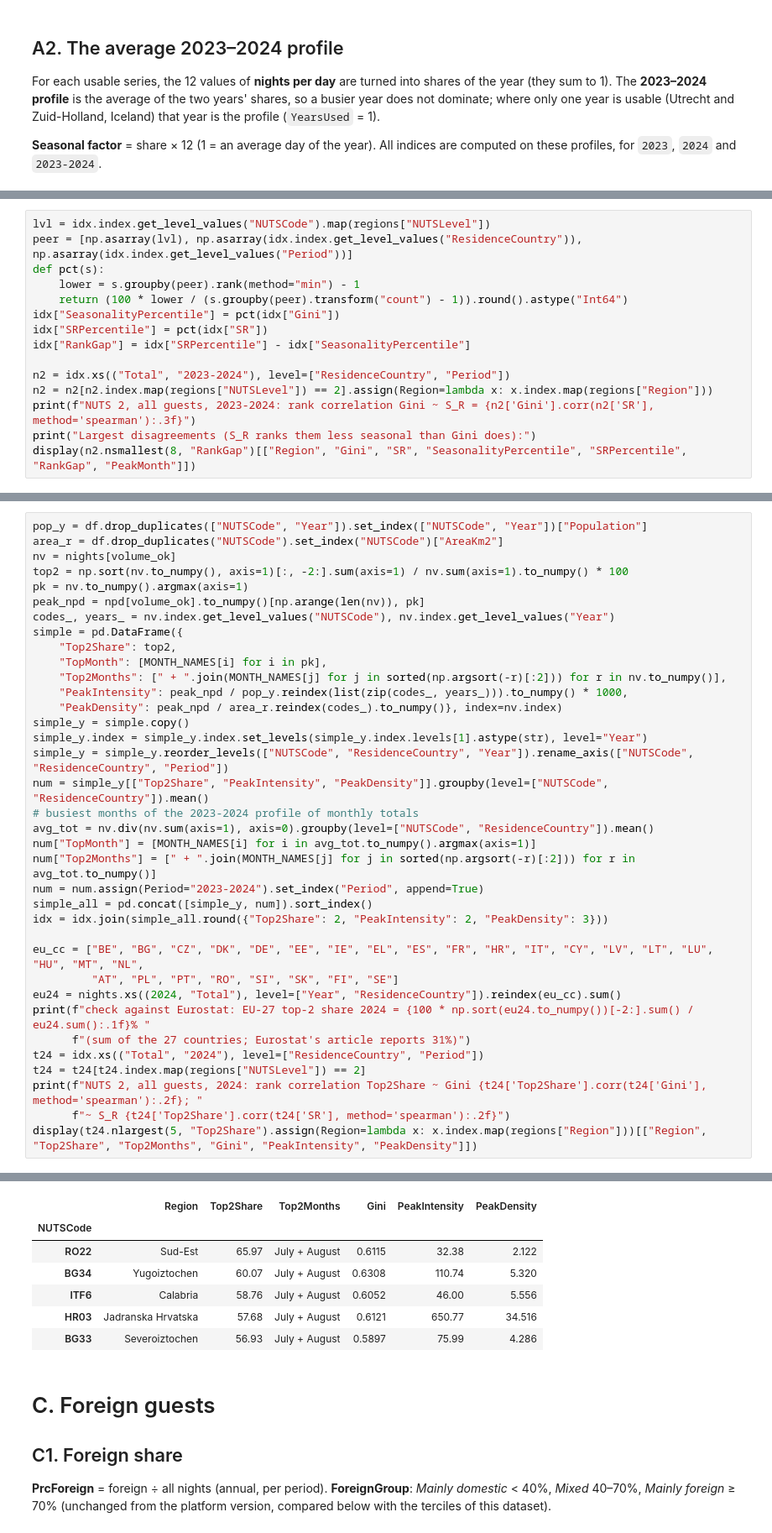
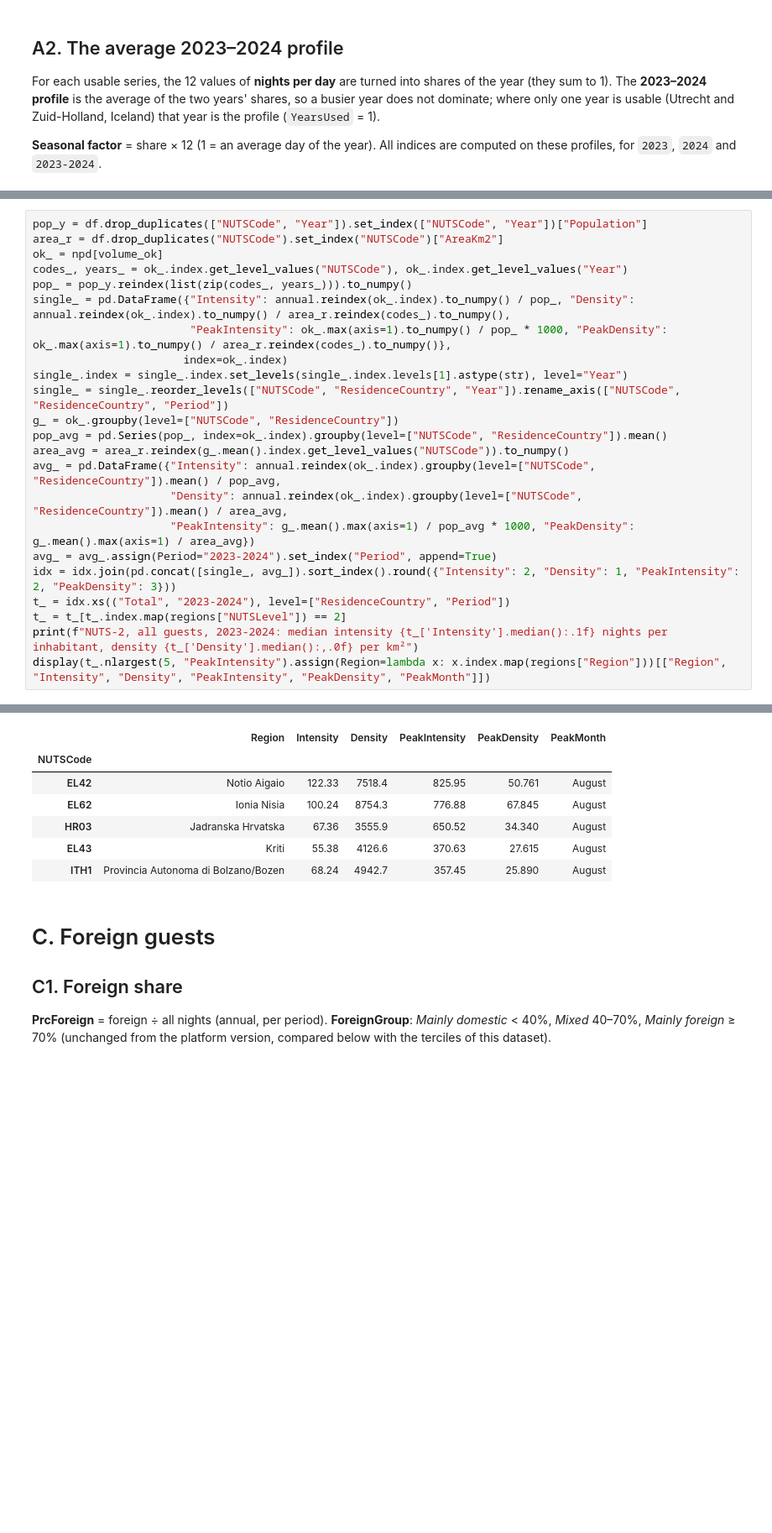
Before and after one commit to lomska/AI-Assisted-Dataviz, a Jupyter notebook: EUForeignTourismRhythms/Stage 2 Indices.ipynb, the cells around one changed output, grey strips where cells are left out. Shown at 84% size. Saved outputs shown, nothing was run; the diff lists cells and outputs as text; blank space fills up the shorter version.

```diff
--- a/EUForeignTourismRhythms/Stage 2 Indices.ipynb
+++ b/EUForeignTourismRhythms/Stage 2 Indices.ipynb
@@ -200,15 +217,0 @@ Gini and S_R match Lo Magno et al. (2017), Table 2
-# %%
-lvl = idx.index.get_level_values("NUTSCode").map(regions["NUTSLevel"])
-peer = [np.asarray(lvl), np.asarray(idx.index.get_level_values("ResidenceCountry")), np.asarray(idx.index.get_level_values("Period"))]
-def pct(s):
-    lower = s.groupby(peer).rank(method="min") - 1
-    return (100 * lower / (s.groupby(peer).transform("count") - 1)).round().astype("Int64")
-idx["SeasonalityPercentile"] = pct(idx["Gini"])
-idx["SRPercentile"] = pct(idx["SR"])
-idx["RankGap"] = idx["SRPercentile"] - idx["SeasonalityPercentile"]
-
-n2 = idx.xs(("Total", "2023-2024"), level=["ResidenceCountry", "Period"])
-n2 = n2[n2.index.map(regions["NUTSLevel"]) == 2].assign(Region=lambda x: x.index.map(regions["Region"]))
-print(f"NUTS 2, all guests, 2023-2024: rank correlation Gini ~ S_R = {n2['Gini'].corr(n2['SR'], method='spearman'):.3f}")
-print("Largest disagreements (S_R ranks them less seasonal than Gini does):")
-display(n2.nsmallest(8, "RankGap")[["Region", "Gini", "SR", "SeasonalityPercentile", "SRPercentile", "RankGap", "PeakMonth"]])
@@ -433,37 +419,24 @@ Per year from the published months; for `2023-2024` the average of the usable ye
 # %%
 pop_y = df.drop_duplicates(["NUTSCode", "Year"]).set_index(["NUTSCode", "Year"])["Population"]
 area_r = df.drop_duplicates("NUTSCode").set_index("NUTSCode")["AreaKm2"]
-nv = nights[volume_ok]
-top2 = np.sort(nv.to_numpy(), axis=1)[:, -2:].sum(axis=1) / nv.sum(axis=1).to_numpy() * 100
-pk = nv.to_numpy().argmax(axis=1)
-peak_npd = npd[volume_ok].to_numpy()[np.arange(len(nv)), pk]
-codes_, years_ = nv.index.get_level_values("NUTSCode"), nv.index.get_level_values("Year")
-simple = pd.DataFrame({
-    "Top2Share": top2,
-    "TopMonth": [MONTH_NAMES[i] for i in pk],
-    "Top2Months": [" + ".join(MONTH_NAMES[j] for j in sorted(np.argsort(-r)[:2])) for r in nv.to_numpy()],
-    "PeakIntensity": peak_npd / pop_y.reindex(list(zip(codes_, years_))).to_numpy() * 1000,
-    "PeakDensity": peak_npd / area_r.reindex(codes_).to_numpy()}, index=nv.index)
-simple_y = simple.copy()
-simple_y.index = simple_y.index.set_levels(simple_y.index.levels[1].astype(str), level="Year")
-simple_y = simple_y.reorder_levels(["NUTSCode", "ResidenceCountry", "Year"]).rename_axis(["NUTSCode", "ResidenceCountry", "Period"])
-num = simple_y[["Top2Share", "PeakIntensity", "PeakDensity"]].groupby(level=["NUTSCode", "ResidenceCountry"]).mean()
-# busiest months of the 2023-2024 profile of monthly totals
-avg_tot = nv.div(nv.sum(axis=1), axis=0).groupby(level=["NUTSCode", "ResidenceCountry"]).mean()
-num["TopMonth"] = [MONTH_NAMES[i] for i in avg_tot.to_numpy().argmax(axis=1)]
-num["Top2Months"] = [" + ".join(MONTH_NAMES[j] for j in sorted(np.argsort(-r)[:2])) for r in avg_tot.to_numpy()]
-num = num.assign(Period="2023-2024").set_index("Period", append=True)
-simple_all = pd.concat([simple_y, num]).sort_index()
-idx = idx.join(simple_all.round({"Top2Share": 2, "PeakIntensity": 2, "PeakDensity": 3}))
-
-eu_cc = ["BE", "BG", "CZ", "DK", "DE", "EE", "IE", "EL", "ES", "FR", "HR", "IT", "CY", "LV", "LT", "LU", "HU", "MT", "NL",
-         "AT", "PL", "PT", "RO", "SI", "SK", "FI", "SE"]
-eu24 = nights.xs((2024, "Total"), level=["Year", "ResidenceCountry"]).reindex(eu_cc).sum()
-print(f"check against Eurostat: EU-27 top-2 share 2024 = {100 * np.sort(eu24.to_numpy())[-2:].sum() / eu24.sum():.1f}% "
-      f"(sum of the 27 countries; Eurostat's article reports 31%)")
-t24 = idx.xs(("Total", "2024"), level=["ResidenceCountry", "Period"])
-t24 = t24[t24.index.map(regions["NUTSLevel"]) == 2]
-print(f"NUTS 2, all guests, 2024: rank correlation Top2Share ~ Gini {t24['Top2Share'].corr(t24['Gini'], method='spearman'):.2f}; "
-      f"~ S_R {t24['Top2Share'].corr(t24['SR'], method='spearman'):.2f}")
-display(t24.nlargest(5, "Top2Share").assign(Region=lambda x: x.index.map(regions["Region"]))[["Region", "Top2Share", "Top2Months", "Gini", "PeakIntensity", "PeakDensity"]])
+ok_ = npd[volume_ok]
+codes_, years_ = ok_.index.get_level_values("NUTSCode"), ok_.index.get_level_values("Year")
+pop_ = pop_y.reindex(list(zip(codes_, years_))).to_numpy()
+single_ = pd.DataFrame({"Intensity": annual.reindex(ok_.index).to_numpy() / pop_, "Density": annual.reindex(ok_.index).to_numpy() / area_r.reindex(codes_).to_numpy(),
+                        "PeakIntensity": ok_.max(axis=1).to_numpy() / pop_ * 1000, "PeakDensity": ok_.max(axis=1).to_numpy() / area_r.reindex(codes_).to_numpy()},
+                       index=ok_.index)
+single_.index = single_.index.set_levels(single_.index.levels[1].astype(str), level="Year")
+single_ = single_.reorder_levels(["NUTSCode", "ResidenceCountry", "Year"]).rename_axis(["NUTSCode", "ResidenceCountry", "Period"])
+g_ = ok_.groupby(level=["NUTSCode", "ResidenceCountry"])
+pop_avg = pd.Series(pop_, index=ok_.index).groupby(level=["NUTSCode", "ResidenceCountry"]).mean()
+area_avg = area_r.reindex(g_.mean().index.get_level_values("NUTSCode")).to_numpy()
+avg_ = pd.DataFrame({"Intensity": annual.reindex(ok_.index).groupby(level=["NUTSCode", "ResidenceCountry"]).mean() / pop_avg,
+                     "Density": annual.reindex(ok_.index).groupby(level=["NUTSCode", "ResidenceCountry"]).mean() / area_avg,
+                     "PeakIntensity": g_.mean().max(axis=1) / pop_avg * 1000, "PeakDensity": g_.mean().max(axis=1) / area_avg})
+avg_ = avg_.assign(Period="2023-2024").set_index("Period", append=True)
+idx = idx.join(pd.concat([single_, avg_]).sort_index().round({"Intensity": 2, "Density": 1, "PeakIntensity": 2, "PeakDensity": 3}))
+t_ = idx.xs(("Total", "2023-2024"), level=["ResidenceCountry", "Period"])
+t_ = t_[t_.index.map(regions["NUTSLevel"]) == 2]
+print(f"NUTS-2, all guests, 2023-2024: median intensity {t_['Intensity'].median():.1f} nights per inhabitant, density {t_['Density'].median():,.0f} per km²")
+display(t_.nlargest(5, "PeakIntensity").assign(Region=lambda x: x.index.map(regions["Region"]))[["Region", "Intensity", "Density", "PeakIntensity", "PeakDensity", "PeakMonth"]])
 # %% [output]
@@ -472,10 +444,10 @@ NUTS 2, all guests, 2024: rank correlation Top2Share ~ Gini 0.97; ~ S_R 0.95
-|  | Region | Top2Share | Top2Months | Gini | PeakIntensity | PeakDensity |
+|  | Region | Intensity | Density | PeakIntensity | PeakDensity | PeakMonth |
 | NUTSCode |  |  |  |  |  |  |
-| RO22 | Sud-Est | 65.97 | July + August | 0.6115 | 32.38 | 2.122 |
-| BG34 | Yugoiztochen | 60.07 | July + August | 0.6308 | 110.74 | 5.320 |
-| ITF6 | Calabria | 58.76 | July + August | 0.6052 | 46.00 | 5.556 |
-| HR03 | Jadranska Hrvatska | 57.68 | July + August | 0.6121 | 650.77 | 34.516 |
-| BG33 | Severoiztochen | 56.93 | July + August | 0.5897 | 75.99 | 4.286 |
+| EL42 | Notio Aigaio | 122.33 | 7518.4 | 825.95 | 50.761 | August |
+| EL62 | Ionia Nisia | 100.24 | 8754.3 | 776.88 | 67.845 | August |
+| HR03 | Jadranska Hrvatska | 67.36 | 3555.9 | 650.52 | 34.340 | August |
+| EL43 | Kriti | 55.38 | 4126.6 | 370.63 | 27.615 | August |
+| ITH1 | Provincia Autonoma di Bolzano/Bozen | 68.24 | 4942.7 | 357.45 | 25.890 | August |
 # %% [markdown]
 # C. Foreign guests
 
```
Also changed, not shown: parts of 27 cells of this notebook, 7 other files.
